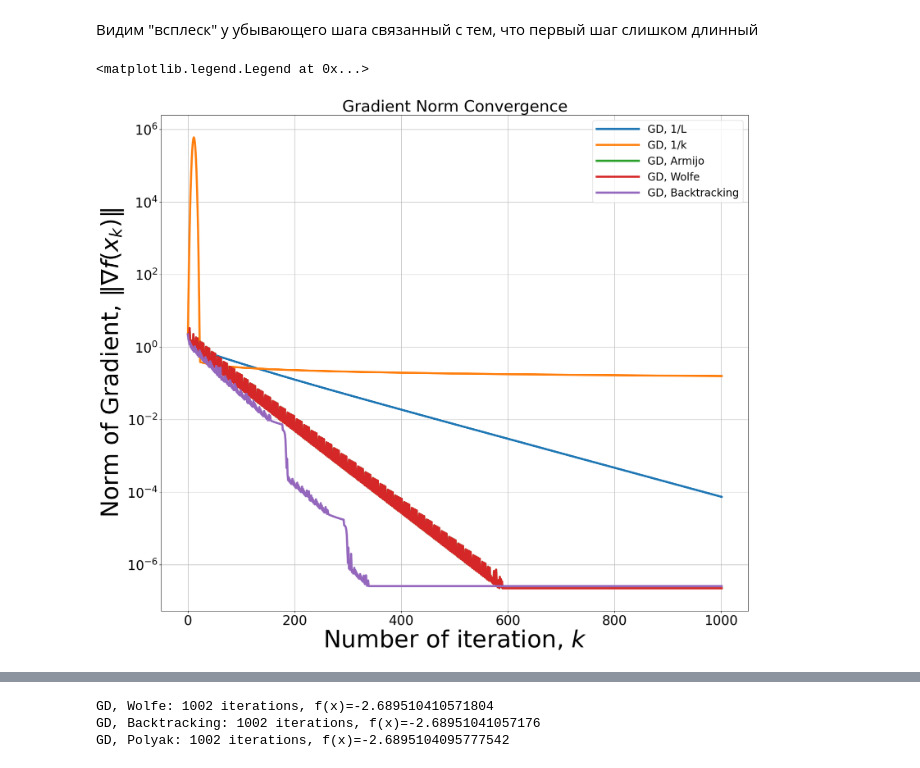
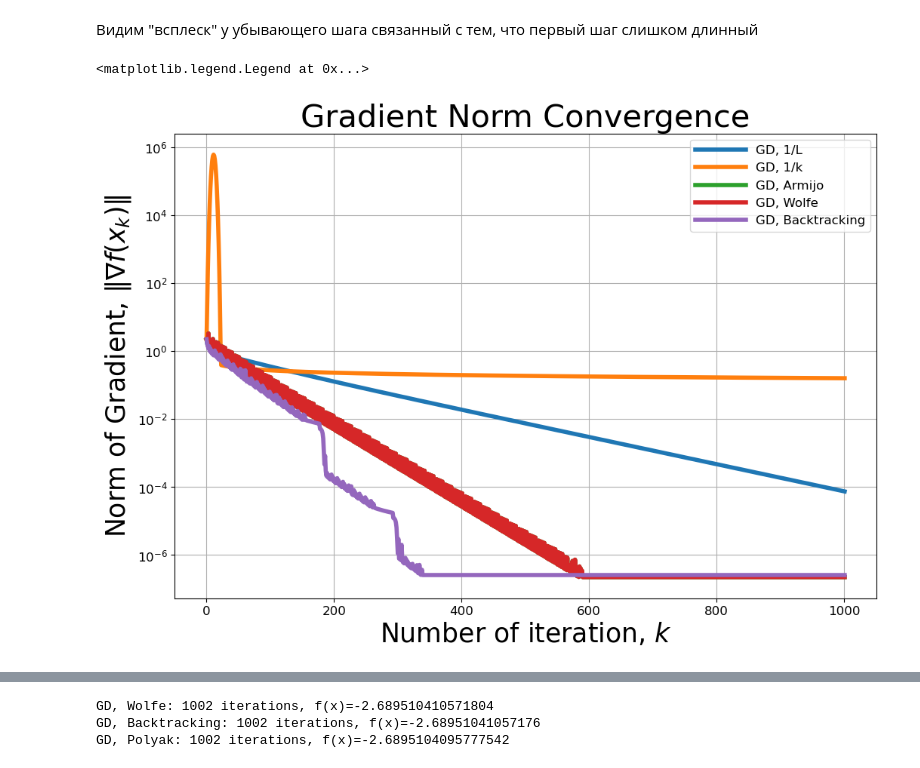
Before and after one commit to DredderGun/math_opt_course, a Jupyter notebook: lesson1_gradient_method/sem2_grad_descent.ipynb, the cells around one changed output, grey strips where cells are left out. Drawn from its saved outputs; the diff is of its cells as text; code cells hidden in the pictures.

```diff
--- a/lesson1_gradient_method/sem2_grad_descent.ipynb
+++ b/lesson1_gradient_method/sem2_grad_descent.ipynb
@@ -7,11 +7,11 @@ import matplotlib
 import matplotlib.pyplot as plt
 # %%
 matplotlib.use('Agg')
-params = {'legend.fontsize': 20,
+params = {'legend.fontsize': 12,
           'legend.handlelength': 4,
-          "axes.labelsize": 45,
-          "xtick.labelsize": 25,
-          "ytick.labelsize": 25,
+          "axes.labelsize": 25,
+          "xtick.labelsize": 12,
+          "ytick.labelsize": 12,
           "lines.linewidth": 4,
            "axes.titlesize":30}
 matplotlib.rcParams.update(params)
@@ -318,20 +318,20 @@ GD, Backtracking: 1002 iterations, f(x)=-2.68951041057176
 Видим "всплеск" у убывающего шага связанный с тем, что первый шаг слишком длинный
 # %%
 %matplotlib inline
-plt.figure(figsize=(20, 17))
+plt.figure(figsize=(12, 8))
 funcx = lambda x: np.linalg.norm(gradf(x))
 plt.title("Gradient Norm Convergence")
 for method in methods:
     xhistory = method.history
     times, values = parse_logs(method.history, ret_time=False, funcx=funcx)
     plt.semilogy(times, values, label=method.name)
 plt.grid()
 plt.ylabel(r"Norm of Gradient, $\|\nabla f(x_k)\|$")
 plt.xlabel(r"Number of iteration, $k$")
 plt.legend()
 # %% [output]
 <matplotlib.legend.Legend at 0x...>
-[figure, old version]
+[figure, new version]
 # %%
 all_values = []
 funcx = lambda x: f(x) + 1e-9  # to avoid zero
```
Also changed, not shown: parts of 9 cells of this notebook, 1 other file.
